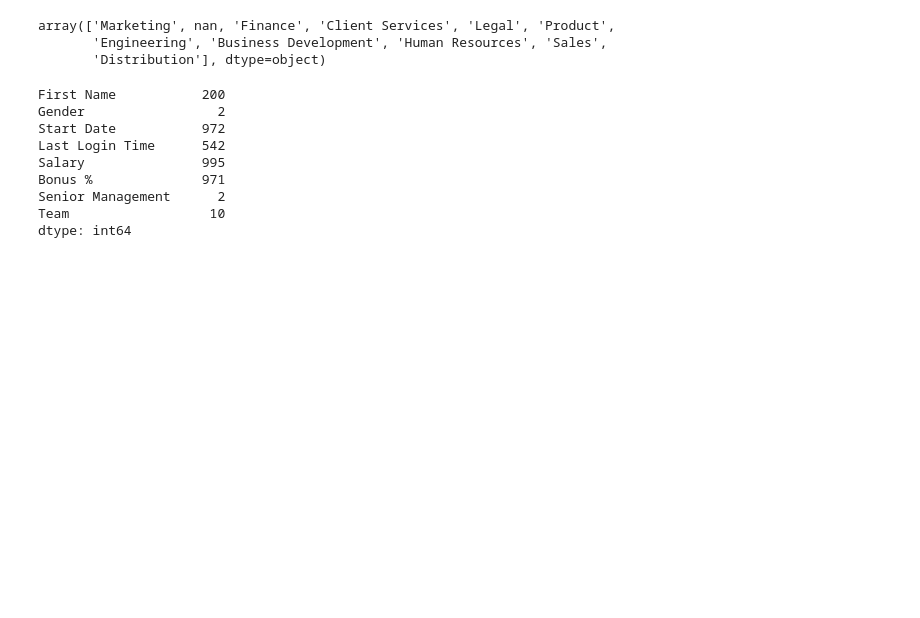
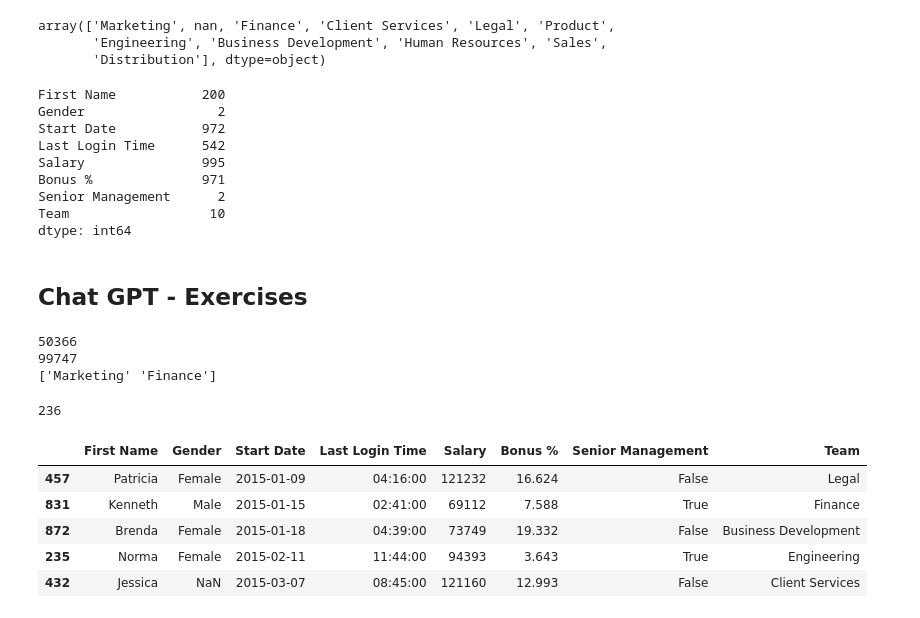
Before and after one commit to Lucas01iveira/Data-Engineering, a Jupyter notebook: Data Analysis with Pandas and Python/materials/pandas/Incomplete/05 - DataFrames II - Filtering Data.ipynb, the cells around one changed output. Saved outputs shown, nothing was run; the diff lists cells and outputs as text; code cells hidden in the pictures; blank space fills up the shorter version.

Commit message:
answering some chat gpt exercises

```diff
--- a/Data Analysis with Pandas and Python/materials/pandas/Incomplete/05 - DataFrames II - Filtering Data.ipynb
+++ b/Data Analysis with Pandas and Python/materials/pandas/Incomplete/05 - DataFrames II - Filtering Data.ipynb
@@ -655,3 +655,36 @@ Bonus %              971
 Senior Management      2
 Team                  10
 dtype: int64
+# %% [markdown]
+## Chat GPT - Exercises
+# %%
+#1) Find the total number of employees whose Salary is between 50,000 and 100,000 (inclusive) and belong to either the "Finance" or "Marketing" teams.
+
+result= employees[ employees['Salary'].between(50000, 100000) & employees['Team'].isin(['Finance', 'Marketing']) ]
+result.head()
+
+print(result['Salary'].min())
+print(result['Salary'].max())
+print(result['Team'].unique())
+# %% [output]
+50366
+99747
+['Marketing' 'Finance']
+# %%
+#2) Count how many employees have missing values in any of the columns.
+len(employees) - len(employees.dropna(how='any'))
+
+# 236 employees have at least one missing value in the dataframe
+# %% [output]
+236
+# %%
+#3) Extract all employees who started working between January 1, 2015, and December 31, 2020, and sort them by their Start Date in ascending order
+that_started_between_2015_and_2020= employees['Start Date'].between('2015-01-01', '2020-12-31')
+employees[ that_started_between_2015_and_2020 ].sort_values(by=['Start Date'], ascending= [True]).head()
+# %% [output]
+|  | First Name | Gender | Start Date | Last Login Time | Salary | Bonus % | Senior Management | Team |
+| 457 | Patricia | Female | 2015-01-09 | 04:16:00 | 121232 | 16.624 | False | Legal |
+| 831 | Kenneth | Male | 2015-01-15 | 02:41:00 | 69112 | 7.588 | True | Finance |
+| 872 | Brenda | Female | 2015-01-18 | 04:39:00 | 73749 | 19.332 | False | Business Development |
+| 235 | Norma | Female | 2015-02-11 | 11:44:00 | 94393 | 3.643 | True | Engineering |
+| 432 | Jessica | NaN | 2015-03-07 | 08:45:00 | 121160 | 12.993 | False | Client Services |
```
Also changed, not shown: parts of 9 cells of this notebook.
